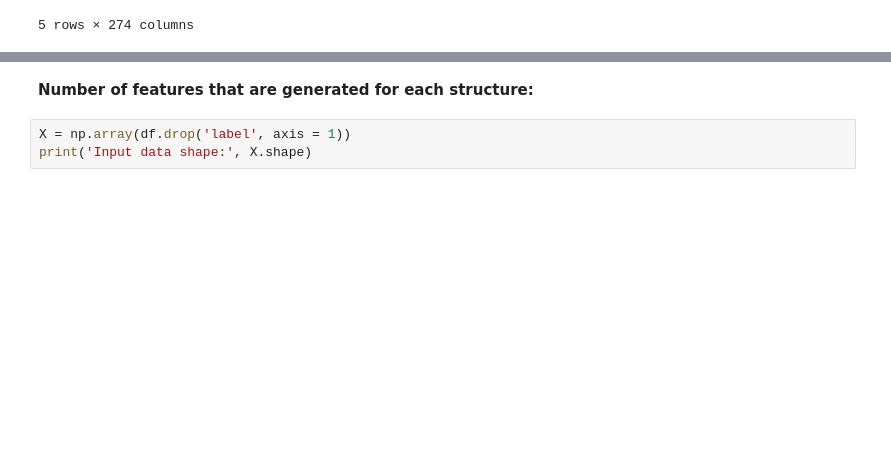
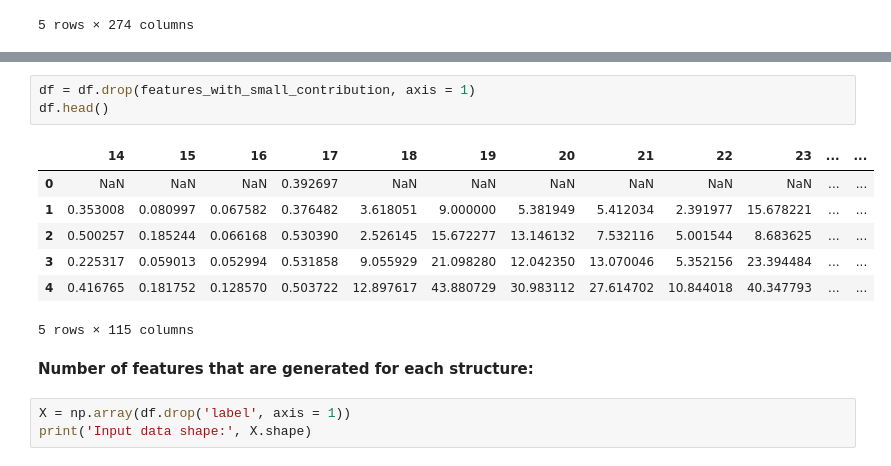
Before and after one commit to Mohammad-vahdat/machine-learning-dimensionalities-and-binding-energy, a Jupyter notebook: MultipleFeaturizer-SHAP.ipynb, the cells around one changed output, grey strips where cells are left out. Drawn from its saved outputs; the diff is of its cells as text; blank space fills up the shorter version.

```diff
--- a/MultipleFeaturizer-SHAP.ipynb
+++ b/MultipleFeaturizer-SHAP.ipynb
@@ -189,3 +199,14 @@ df.head()
+# %%
+df = df.drop(features_with_small_contribution, axis = 1)
+df.head()
+# %% [output]
+|  | 14 | 15 | 16 | 17 | 18 | 19 | 20 | 21 | 22 | 23 | ... | ... |
+| 0 | NaN | NaN | NaN | 0.392697 | NaN | NaN | NaN | NaN | NaN | NaN | ... | ... |
+| 1 | 0.353008 | 0.080997 | 0.067582 | 0.376482 | 3.618051 | 9.000000 | 5.381949 | 5.412034 | 2.391977 | 15.678221 | ... | ... |
+| 2 | 0.500257 | 0.185244 | 0.066168 | 0.530390 | 2.526145 | 15.672277 | 13.146132 | 7.532116 | 5.001544 | 8.683625 | ... | ... |
+| 3 | 0.225317 | 0.059013 | 0.052994 | 0.531858 | 9.055929 | 21.098280 | 12.042350 | 13.070046 | 5.352156 | 23.394484 | ... | ... |
+| 4 | 0.416765 | 0.181752 | 0.128570 | 0.503722 | 12.897617 | 43.880729 | 30.983112 | 27.614702 | 10.844018 | 40.347793 | ... | ... |
+5 rows × 115 columns
 # %% [markdown]
 **Number of features that are generated for each structure:**
 # %%
```
Also changed, not shown: parts of 15 cells of this notebook.
